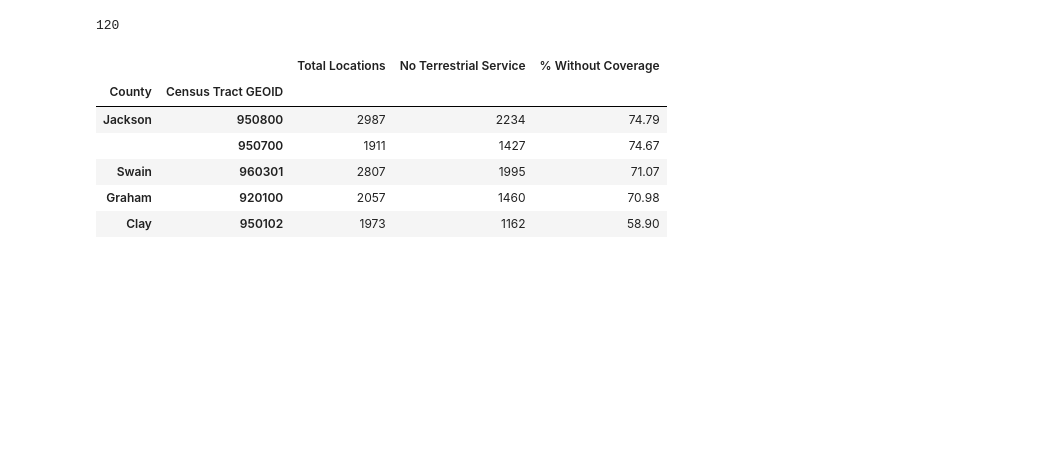
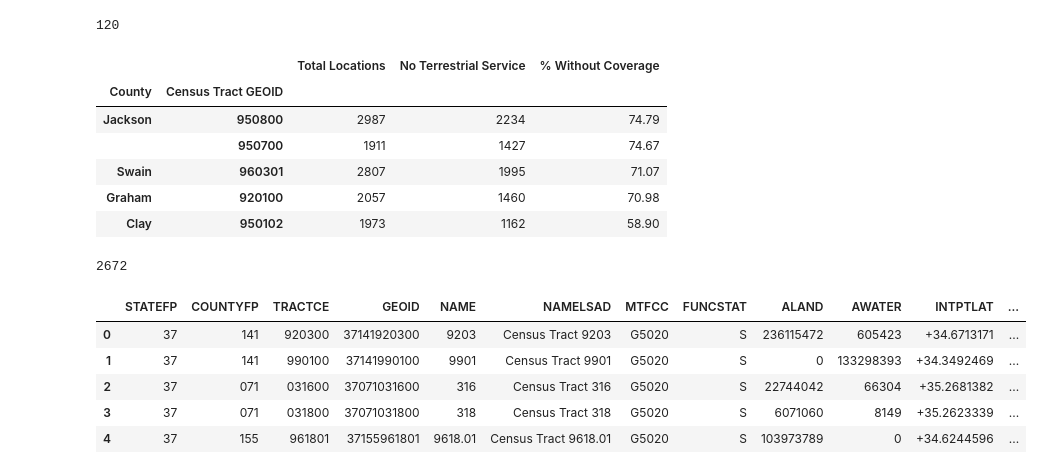
Before and after one commit to lithum-seneviratne/nc-broadband-internet-coverage, a Jupyter notebook: notebook.ipynb, the cells around one changed output. Drawn from its saved outputs; the diff is of its cells as text; code cells hidden in the pictures; blank space fills up the shorter version.

```diff
--- a/notebook.ipynb
+++ b/notebook.ipynb
@@ -91,0 +93,10 @@ by_tract.to_excel(f"PercentWithoutCoveragebyTractwithThreshold{threshold}.xlsx",
+# %%
+shape_df = gpd.read_file("data/tl_2020_37_tract.zip")
+# %% [output]
+2672
+|  | STATEFP | COUNTYFP | TRACTCE | GEOID | NAME | NAMELSAD | MTFCC | FUNCSTAT | ALAND | AWATER | INTPTLAT | ... |
+| 0 | 37 | 141 | 920300 | 37141920300 | 9203 | Census Tract 9203 | G5020 | S | 236115472 | 605423 | +34.6713171 | ... |
+| 1 | 37 | 141 | 990100 | 37141990100 | 9901 | Census Tract 9901 | G5020 | S | 0 | 133298393 | +34.3492469 | ... |
+| 2 | 37 | 071 | 031600 | 37071031600 | 316 | Census Tract 316 | G5020 | S | 22744042 | 66304 | +35.2681382 | ... |
+| 3 | 37 | 071 | 031800 | 37071031800 | 318 | Census Tract 318 | G5020 | S | 6071060 | 8149 | +35.2623339 | ... |
+| 4 | 37 | 155 | 961801 | 37155961801 | 9618.01 | Census Tract 9618.01 | G5020 | S | 103973789 | 0 | +34.6244596 | ... |
```
Also changed, not shown: parts of 3 cells of this notebook, 5 other files.
